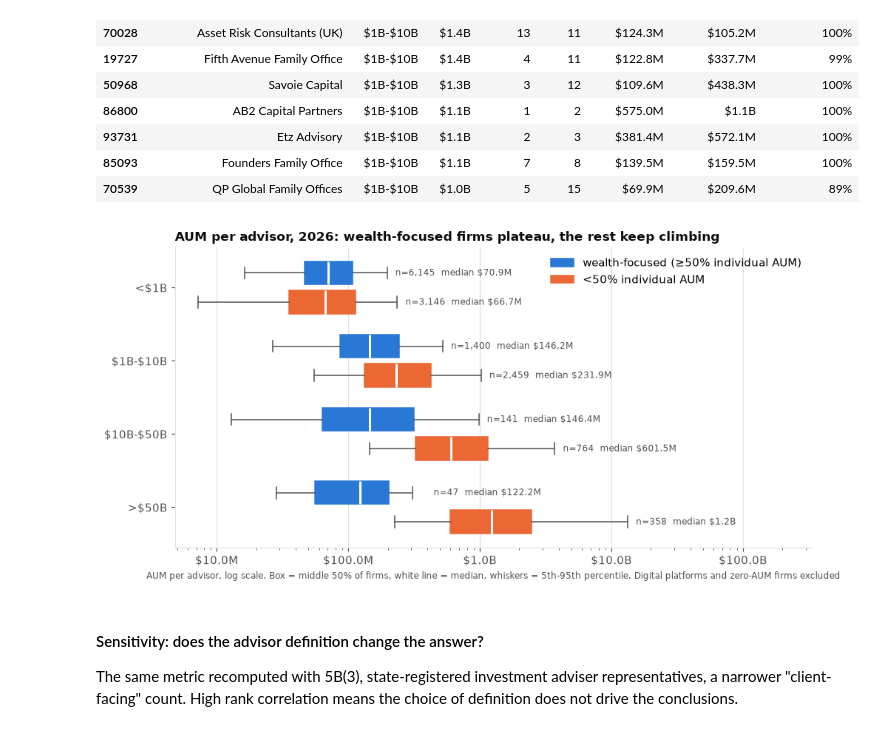
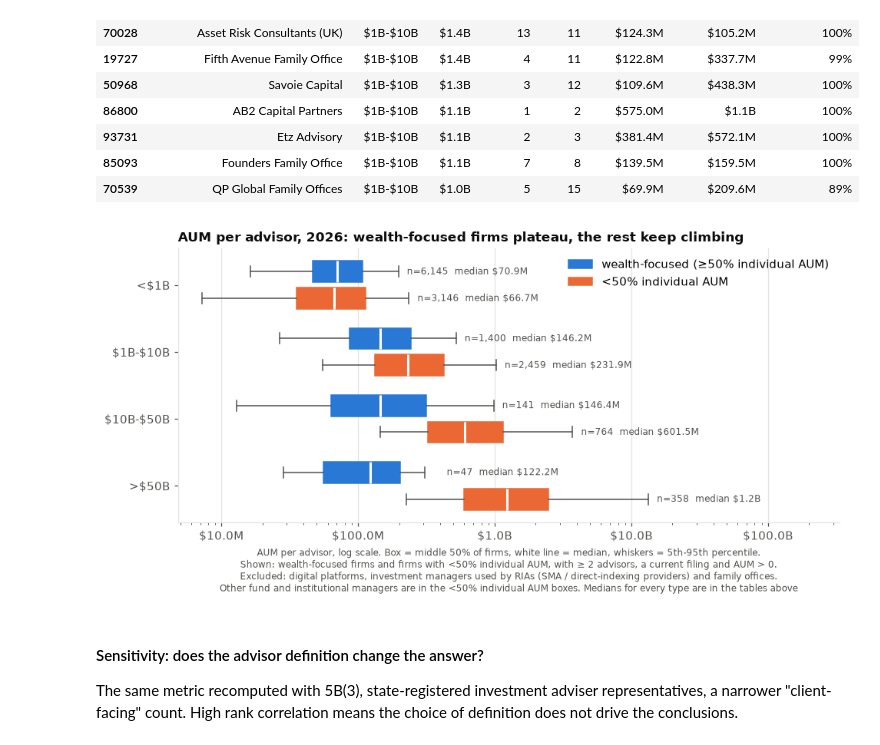
Before and after one commit to sayrest44/nevis-adv-analysis, a Jupyter notebook: nevis-adv-analysis.ipynb, the cells around one changed output. Saved outputs shown, nothing was run; the diff lists cells and outputs as text; code cells hidden in the pictures.

```diff
--- a/nevis-adv-analysis.ipynb
+++ b/nevis-adv-analysis.ipynb
@@ -818,18 +836,18 @@ q2.to_csv(OUT / "q2_capacity_strained.csv", index=False)
 WEALTH_LABEL, OTHER_LABEL = "wealth-focused (≥50% individual AUM)", "<50% individual AUM"
 cap["firm_type"] = np.select(
     [cap["digital_platform"], cap["investment_manager"], cap["family_office"], cap["wealth_focused"]],
-    ["digital platform", "investment manager", "family office", WEALTH_LABEL], OTHER_LABEL)
-TYPE_ORDER = [WEALTH_LABEL, OTHER_LABEL, "family office", "investment manager", "digital platform"]
+    ["digital platform", "investment manager used by RIAs", "family office", WEALTH_LABEL], OTHER_LABEL)
+TYPE_ORDER = [WEALTH_LABEL, OTHER_LABEL, "family office", "investment manager used by RIAs", "digital platform"]
 by_type = lambda values, how: cap.pivot_table(index="segment", columns="firm_type", values=values, aggfunc=how,
                                                observed=False)[TYPE_ORDER].rename_axis(columns=None)
 medians = pd.concat({"aum_per_advisor": by_type("aum_per_advisor", "median"),
                      "clients_per_advisor": by_type("clients_per_advisor", "median")}, axis=1)
 medians.stack(level=1, future_stack=True).rename_axis(["segment", "firm_type"]).to_csv(OUT / "q2_medians_by_firm_type.csv")
-heading("Median AUM per advisor by firm type", level=5)
+heading("Median AUM per advisor by firm type (all eligible RIAs: ≥ 2 advisors, current filing)", level=5)
 show(fmt(medians["aum_per_advisor"], money_cols=TYPE_ORDER))
-heading("Median clients per advisor by firm type", level=5)
+heading("Median clients per advisor by firm type (all eligible RIAs)", level=5)
 show(fmt(medians["clients_per_advisor"], int_cols=TYPE_ORDER))
-heading("Number of firms by type", level=5)
+heading("Number of eligible firms by type", level=5)
 show(fmt(by_type("crd", "count"), int_cols=TYPE_ORDER))
 # %% [output]
 #### Highest AUM per advisor: Wealth-focused RIAs
@@ -1045,34 +1063,37 @@ show(fmt(family.head(15)[["firm_name", "segment", "aum", "advisors", "clients_ra
 # %%
 plot_df = cap[cap["firm_type"].isin([WEALTH_LABEL, OTHER_LABEL]) & (cap["aum_per_advisor"] > 0)]  # log axis: no zero AUM
 fig, ax = plt.subplots(figsize=(9, 4.6))
 offset, width = 0.2, 0.32
 for firm_type, color, shift in [(WEALTH_LABEL, BLUE, -offset), (OTHER_LABEL, ORANGE, offset)]:
     data = [plot_df.loc[(plot_df["segment"] == s) & (plot_df["firm_type"] == firm_type), "aum_per_advisor"]
             for s in ap.SEGMENT_LABELS]
     pos = np.arange(len(data)) + shift
     bp = ax.boxplot(data, positions=pos, orientation="horizontal", showfliers=False, whis=(5, 95),
                     widths=width, patch_artist=True, manage_ticks=False,
                     boxprops=dict(facecolor=color, edgecolor=color), medianprops=dict(color="white", lw=2),
                     whiskerprops=dict(color=MUTED), capprops=dict(color=MUTED))
     bp["boxes"][0].set_label(firm_type)
     for y, d in zip(pos, data):  # firm count just past the upper whisker
         ax.text(d.quantile(0.95) * 1.15, y, f"n={len(d):,}  median {money(d.median())}",
                 va="center", fontsize=8, color=MUTED)
 ax.set_yticks(np.arange(len(ap.SEGMENT_LABELS)), ap.SEGMENT_LABELS)
 ax.set_xscale("log")
 whisker_ends = plot_df.groupby(["segment", "firm_type"], observed=True)["aum_per_advisor"]
 ax.set_xlim(whisker_ends.quantile(0.05).min() / 1.5, whisker_ends.quantile(0.95).max() * 25)  # room for labels
 ax.xaxis.set_major_formatter(lambda x, _: money(x))
 ax.invert_yaxis()
 ax.grid(axis="y", visible=False)
 ax.legend(loc="upper right")
 ax.set_title(f"AUM per advisor, {LATEST}: wealth-focused firms plateau, the rest keep climbing", loc="left")
-ax.set_xlabel("AUM per advisor, log scale. Box = middle 50% of firms, white line = median, whiskers = 5th-95th percentile. "
-              "Digital platforms and zero-AUM firms excluded", fontsize=8)
+ax.set_xlabel("AUM per advisor, log scale. Box = middle 50% of firms, white line = median, whiskers = 5th-95th percentile.\n"
+              "Shown: wealth-focused firms and firms with <50% individual AUM, with ≥ 2 advisors, a current filing and AUM > 0.\n"
+              "Excluded: digital platforms, investment managers used by RIAs (SMA / direct-indexing providers) and family offices.\n"
+              "Other fund and institutional managers are in the <50% individual AUM boxes. Medians for every type are in the tables above",
+              fontsize=8)
 plt.tight_layout()
 plt.show()
 # %% [output]
-[figure, old version]
+[figure, new version]
 # %% [markdown]
 #### Sensitivity: does the advisor definition change the answer?
 The same metric recomputed with 5B(3), state-registered investment adviser representatives, a narrower "client-facing" count.
```
Also changed, not shown: parts of 22 cells of this notebook.
